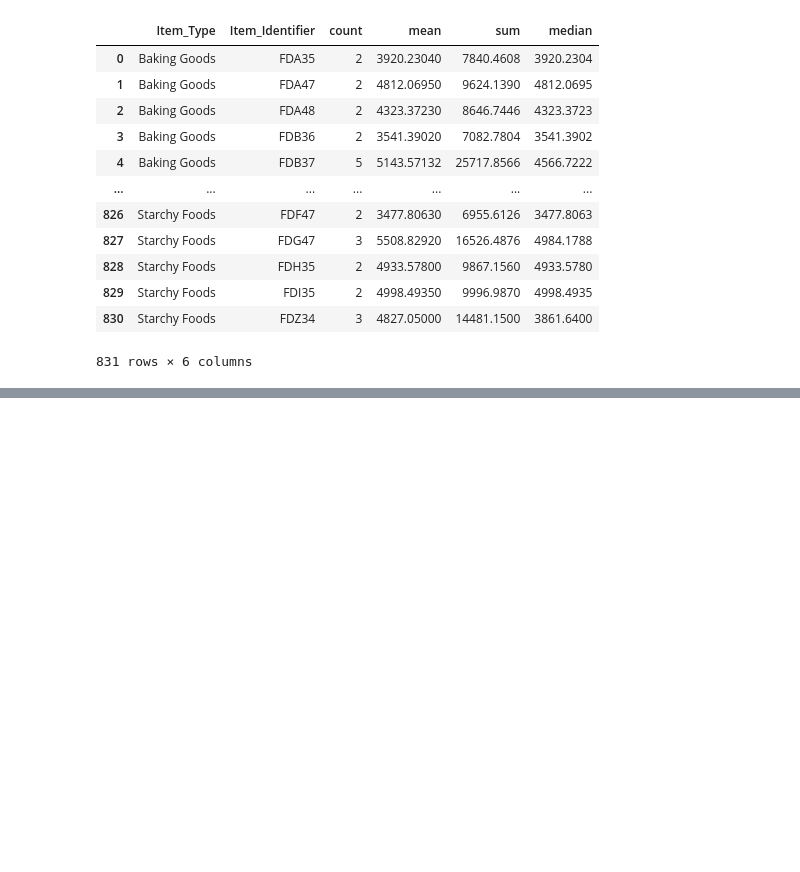
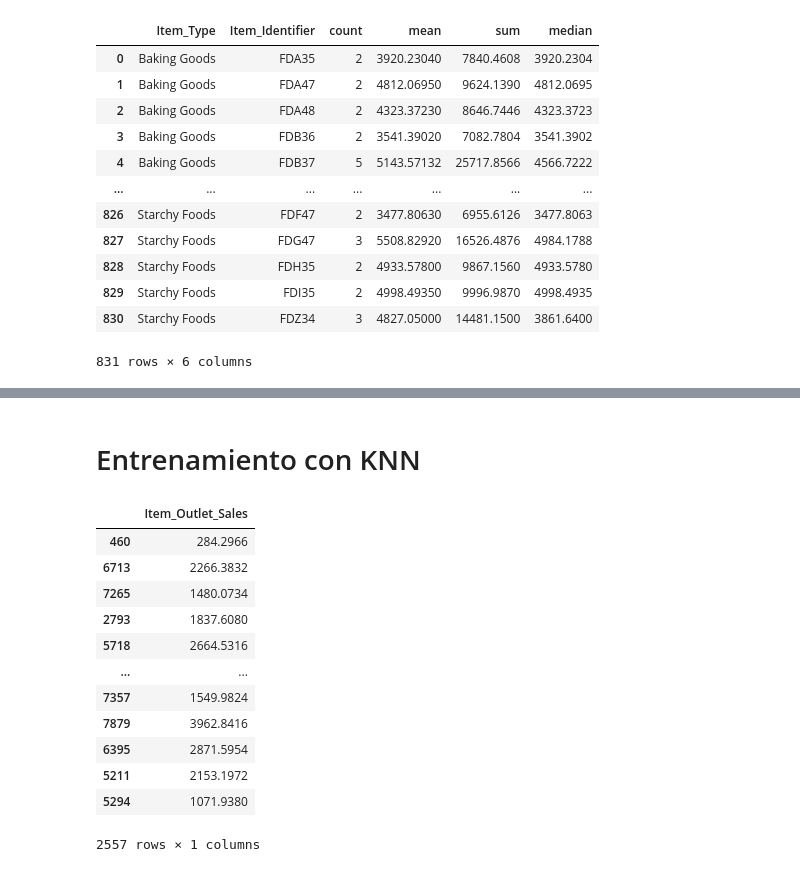
Before and after one commit to hernanGONVE/sales-predictions, a Jupyter notebook: Proyecto1_parte2.ipynb, the cells around one changed output, grey strips where cells are left out. Drawn from its saved outputs; the diff is of its cells as text; code cells hidden in the pictures; blank space fills up the shorter version.

```diff
--- a/Proyecto1_parte2.ipynb
+++ b/Proyecto1_parte2.ipynb
@@ -579,0 +596,9 @@ fig.show()
+# %%
+X = df.drop(["Outlet_Location_Type","Item_Outlet_Sales","Item_Identifier","Outlet_Establishment_Year"],axis=1)
+y = df[["Item_Outlet_Sales"]]
+# %%
+from sklearn.model_selection import train_test_split
+
+np.random.seed(42)
+
+X_train, X_test, y_train, y_test = train_test_split(X, y, test_size=0.3)
@@ -579,0 +639,18 @@ fig.show()
+# %% [markdown]
+# Entrenamiento con KNN
+# %%
+y_test
+# %% [output]
+|  | Item_Outlet_Sales |
+| 460 | 284.2966 |
+| 6713 | 2266.3832 |
+| 7265 | 1480.0734 |
+| 2793 | 1837.6080 |
+| 5718 | 2664.5316 |
+| ... | ... |
+| 7357 | 1549.9824 |
+| 7879 | 3962.8416 |
+| 6395 | 2871.5954 |
+| 5211 | 2153.1972 |
+| 5294 | 1071.9380 |
+2557 rows × 1 columns
```
Also changed, not shown: parts of 26 cells of this notebook.
